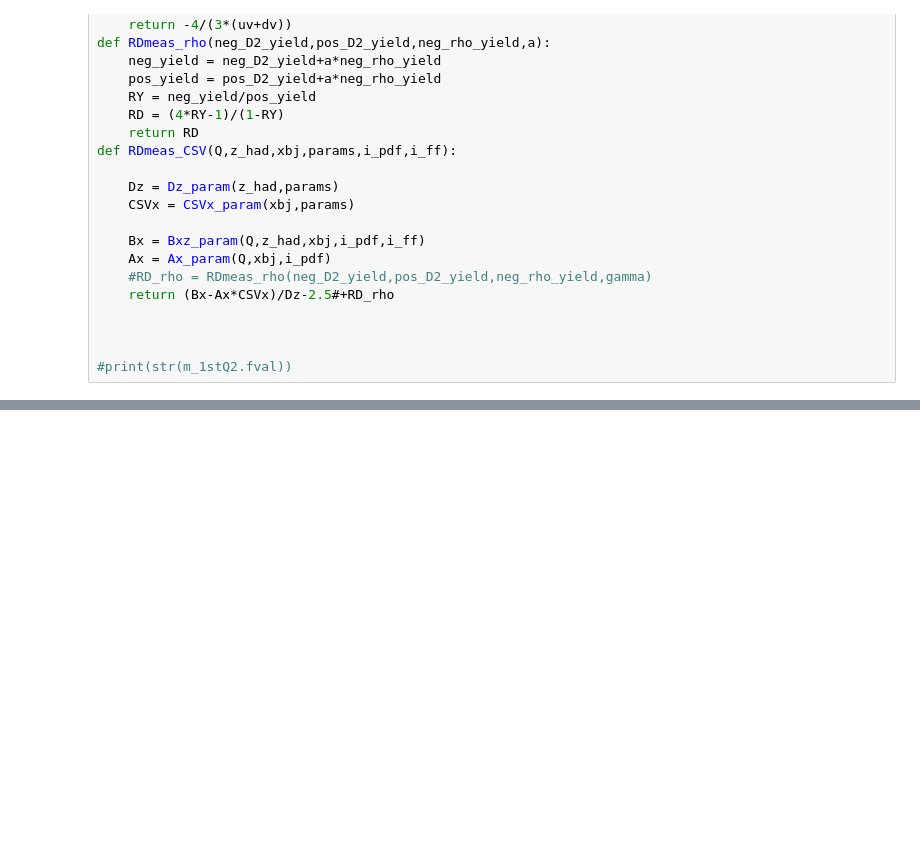
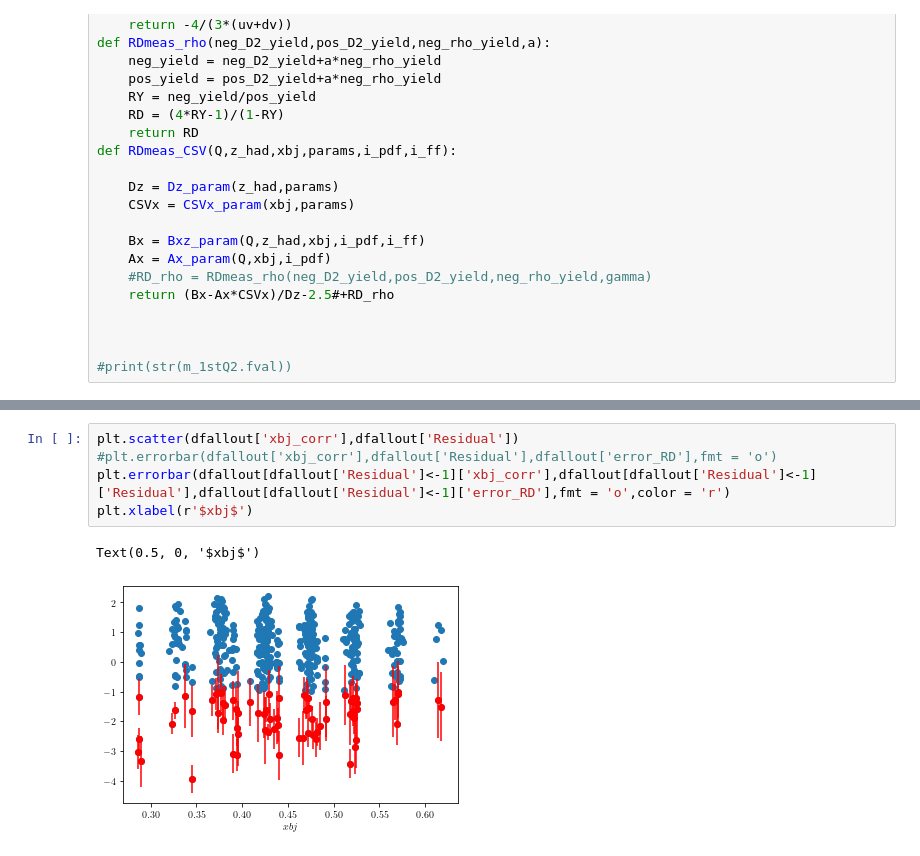
Before and after one commit to Mengzhendada/csv_notebook, a Jupyter notebook: yield_ratio_morepoints_pandas.ipynb, the cells around one changed output, grey strips where cells are left out. Cells and saved outputs as stored; diff of their text form; blank space fills up the shorter version.

```diff
--- a/yield_ratio_morepoints_pandas.ipynb
+++ b/yield_ratio_morepoints_pandas.ipynb
@@ -1330,3 +1335,11 @@ Text(0.5, 0, '$Q^2$')
+# %%
+plt.scatter(dfallout['xbj_corr'],dfallout['Residual'])
+#plt.errorbar(dfallout['xbj_corr'],dfallout['Residual'],dfallout['error_RD'],fmt = 'o')
+plt.errorbar(dfallout[dfallout['Residual']<-1]['xbj_corr'],dfallout[dfallout['Residual']<-1]['Residual'],dfallout[dfallout['Residual']<-1]['error_RD'],fmt = 'o',color = 'r')
+plt.xlabel(r'$xbj$')
+# %% [output]
+Text(0.5, 0, '$xbj$')
+[figure, added]
 # %%
 plt.scatter(dfallout['z_corr'],dfallout['Residual'])
 #plt.errorbar(dfallout['z_corr'],dfallout['Residual'],dfallout['error_RD'],fmt = 'o')
```
Also changed, not shown: parts of 47 cells of this notebook, 6 other files.
